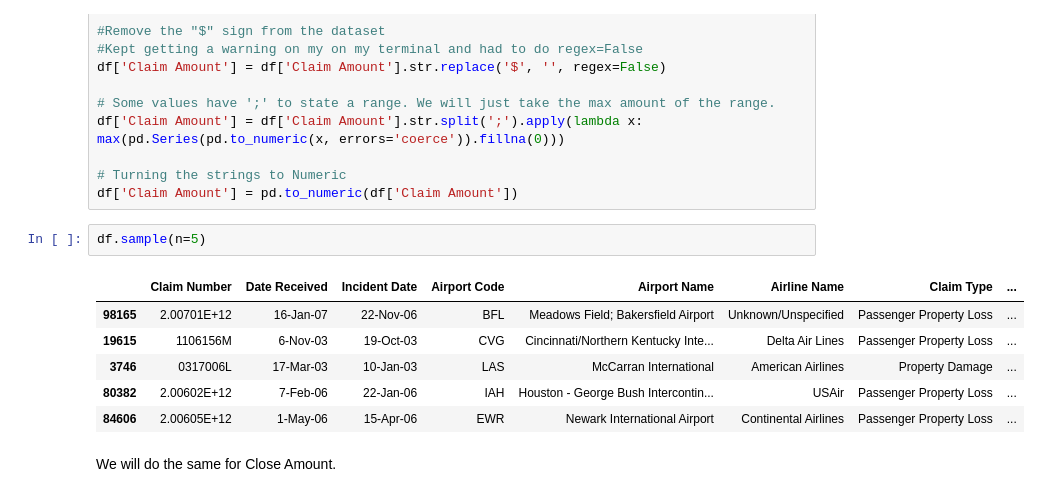
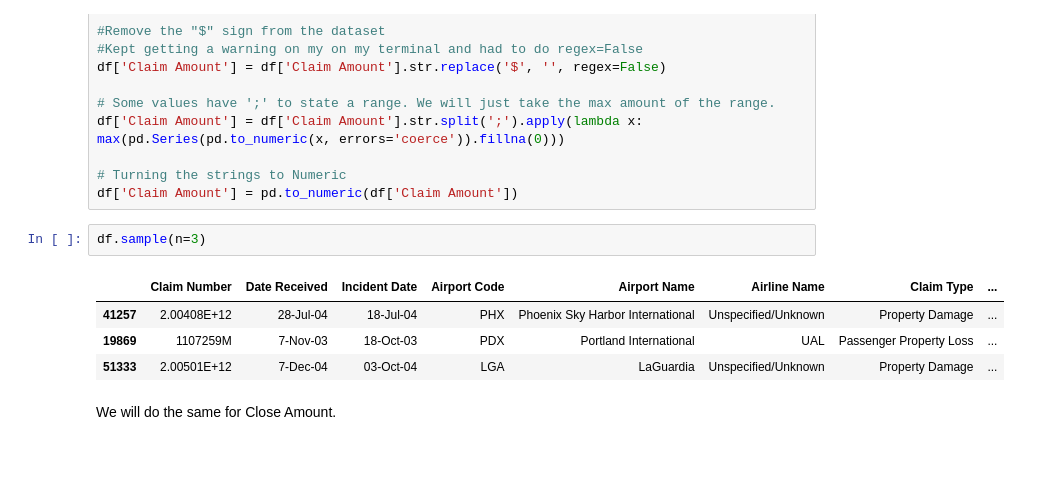
Before and after one commit to Jaomar92/capstone2, a Jupyter notebook: capstone2.ipynb, the cells around one changed output. Saved outputs shown, nothing was run; the diff lists cells and outputs as text; blank space fills up the shorter version.

```diff
--- a/capstone2.ipynb
+++ b/capstone2.ipynb
@@ -584,14 +584,12 @@ df['Claim Amount'] = df['Claim Amount'].str.split(';').apply(lambda x: max(pd.Se
 # Turning the strings to Numeric
 df['Claim Amount'] = pd.to_numeric(df['Claim Amount'])
 # %%
-df.sample(n=5)
+df.sample(n=3)
 # %% [output]
 |  | Claim Number | Date Received | Incident Date | Airport Code | Airport Name | Airline Name | Claim Type | ... |
-| 98165 | 2.00701E+12 | 16-Jan-07 | 22-Nov-06 | BFL | Meadows Field; Bakersfield Airport | Unknown/Unspecified | Passenger Property Loss | ... |
-| 19615 | 1106156M | 6-Nov-03 | 19-Oct-03 | CVG | Cincinnati/Northern Kentucky Inte... | Delta Air Lines | Passenger Property Loss | ... |
-| 3746 | 0317006L | 17-Mar-03 | 10-Jan-03 | LAS | McCarran International | American Airlines | Property Damage | ... |
-| 80382 | 2.00602E+12 | 7-Feb-06 | 22-Jan-06 | IAH | Houston - George Bush Intercontin... | USAir | Passenger Property Loss | ... |
-| 84606 | 2.00605E+12 | 1-May-06 | 15-Apr-06 | EWR | Newark International Airport | Continental Airlines | Passenger Property Loss | ... |
+| 41257 | 2.00408E+12 | 28-Jul-04 | 18-Jul-04 | PHX | Phoenix Sky Harbor International | Unspecified/Unknown | Property Damage | ... |
+| 19869 | 1107259M | 7-Nov-03 | 18-Oct-03 | PDX | Portland International | UAL | Passenger Property Loss | ... |
+| 51333 | 2.00501E+12 | 7-Dec-04 | 03-Oct-04 | LGA | LaGuardia | Unspecified/Unknown | Property Damage | ... |
 # %% [markdown]
 We will do the same for Close Amount.
 # %%
```
Also changed, not shown: parts of 98 cells of this notebook, 11 other files.
